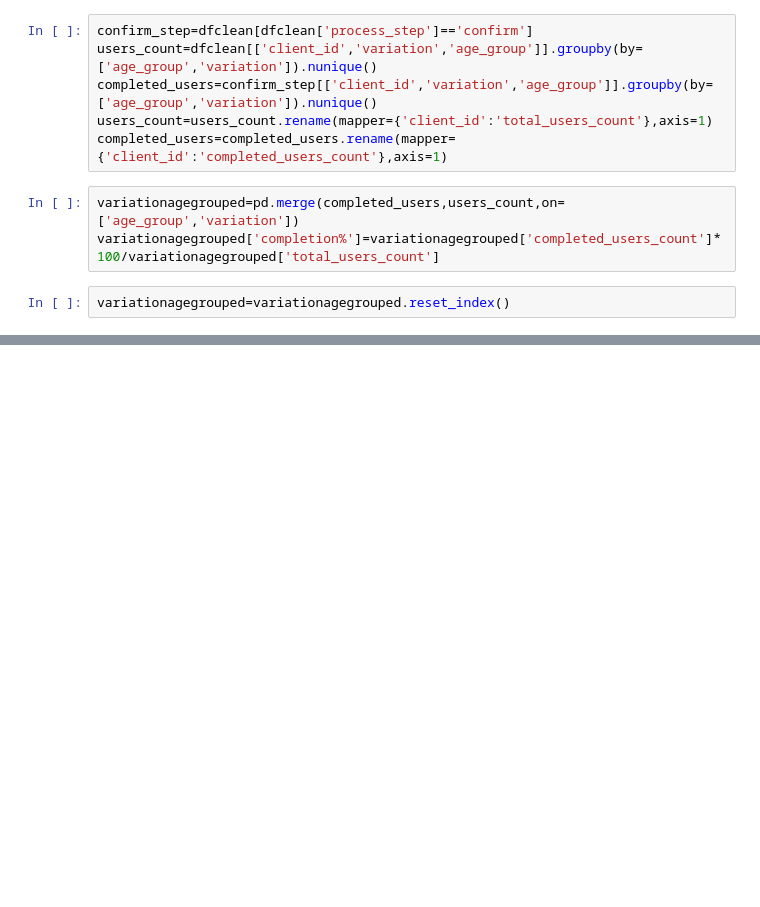
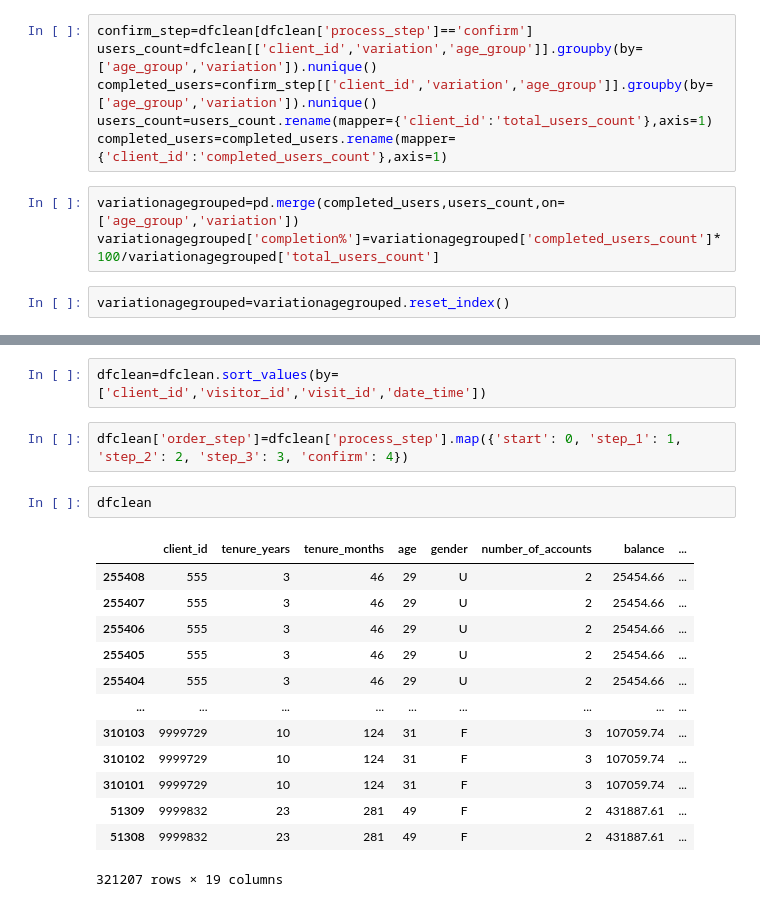
Before and after one commit to vijayendra-k/AB-Testing, a Jupyter notebook: AB-Testing.ipynb, the cells around one changed output, grey strips where cells are left out. Cells and saved outputs as stored; diff of their text form; blank space fills up the shorter version.

Commit message:
could just map the process steps

```diff
--- a/AB-Testing.ipynb
+++ b/AB-Testing.ipynb
@@ -895,0 +896,20 @@ plt.show()
+# %%
+dfclean=dfclean.sort_values(by=['client_id','visitor_id','visit_id','date_time'])
+# %%
+dfclean['order_step']=dfclean['process_step'].map({'start': 0, 'step_1': 1, 'step_2': 2, 'step_3': 3, 'confirm': 4})
+# %%
+dfclean
+# %% [output]
+|  | client_id | tenure_years | tenure_months | age | gender | number_of_accounts | balance | ... |
+| 255408 | 555 | 3 | 46 | 29 | U | 2 | 25454.66 | ... |
+| 255407 | 555 | 3 | 46 | 29 | U | 2 | 25454.66 | ... |
+| 255406 | 555 | 3 | 46 | 29 | U | 2 | 25454.66 | ... |
+| 255405 | 555 | 3 | 46 | 29 | U | 2 | 25454.66 | ... |
+| 255404 | 555 | 3 | 46 | 29 | U | 2 | 25454.66 | ... |
+| ... | ... | ... | ... | ... | ... | ... | ... | ... |
+| 310103 | 9999729 | 10 | 124 | 31 | F | 3 | 107059.74 | ... |
+| 310102 | 9999729 | 10 | 124 | 31 | F | 3 | 107059.74 | ... |
+| 310101 | 9999729 | 10 | 124 | 31 | F | 3 | 107059.74 | ... |
+| 51309 | 9999832 | 23 | 281 | 49 | F | 2 | 431887.61 | ... |
+| 51308 | 9999832 | 23 | 281 | 49 | F | 2 | 431887.61 | ... |
+321207 rows × 19 columns
```
Also changed, not shown: parts of 50 cells of this notebook.
